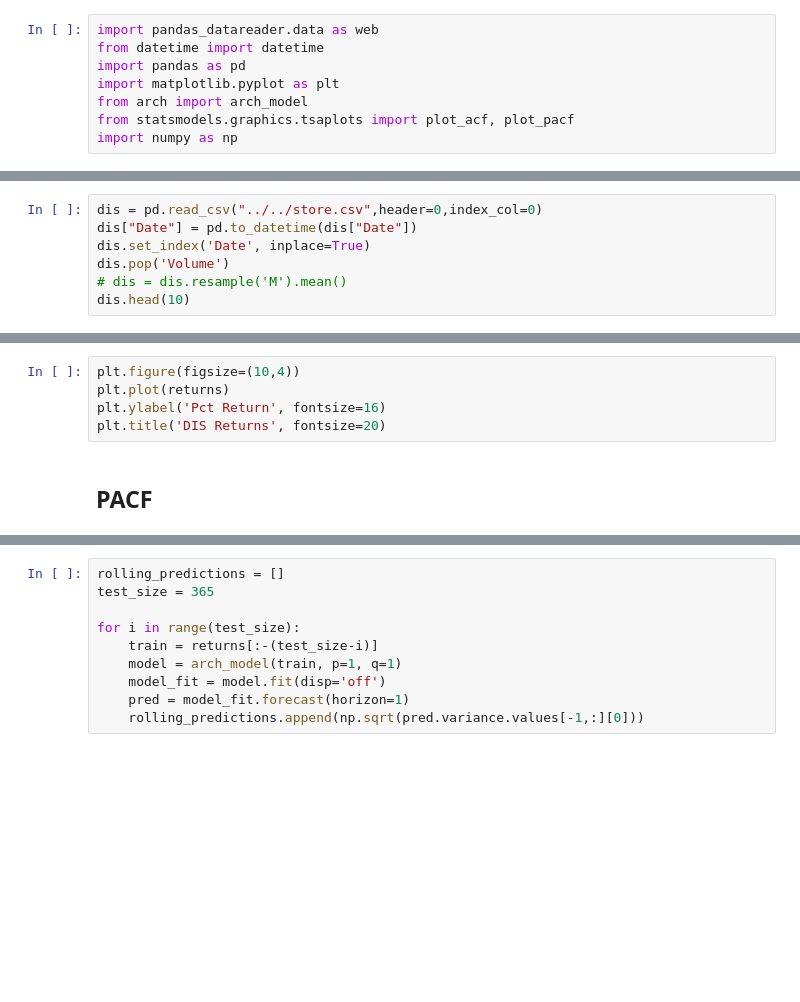
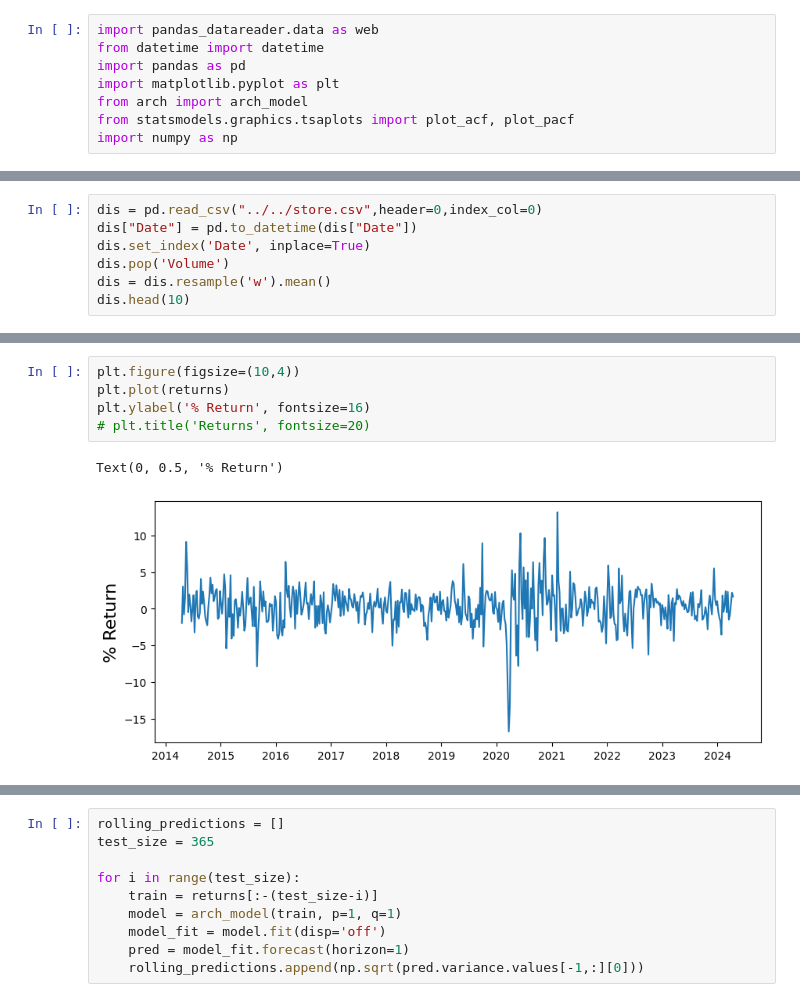
Before and after one commit to bit-mystic/Algo_Trading, a Jupyter notebook: Testings/GAARCH/GARCH Stock Modeling.ipynb, the cells around one changed output, grey strips where cells are left out. Drawn from its saved outputs; the diff is of its cells as text; blank space fills up the shorter version.

```diff
--- a/Testings/GAARCH/GARCH Stock Modeling.ipynb
+++ b/Testings/GAARCH/GARCH Stock Modeling.ipynb
@@ -17,5 +11,5 @@ dis = pd.read_csv("../../store.csv",header=0,index_col=0)
 dis["Date"] = pd.to_datetime(dis["Date"])
 dis.set_index('Date', inplace=True)
 dis.pop('Volume')
-# dis = dis.resample('M').mean()
+dis = dis.resample('w').mean()
 dis.head(10)
@@ -25,8 +46,9 @@ returns
 # %%
 plt.figure(figsize=(10,4))
 plt.plot(returns)
-plt.ylabel('Pct Return', fontsize=16)
-plt.title('DIS Returns', fontsize=20)
+plt.ylabel('% Return', fontsize=16)
+# plt.title('Returns', fontsize=20)
+# %% [output]
+Text(0, 0.5, '% Return')
+[figure, added]
-# %% [markdown]
-## PACF
 # %%
```
Also changed, not shown: parts of 23 cells of this notebook, 6 other files.
